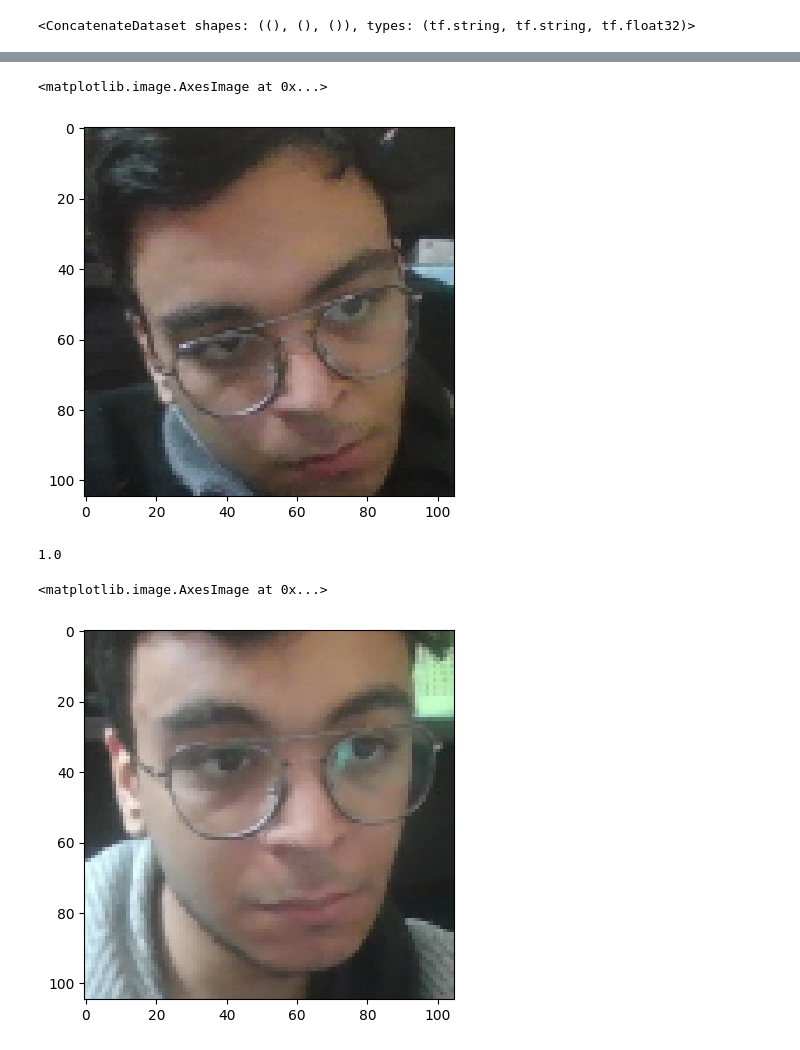
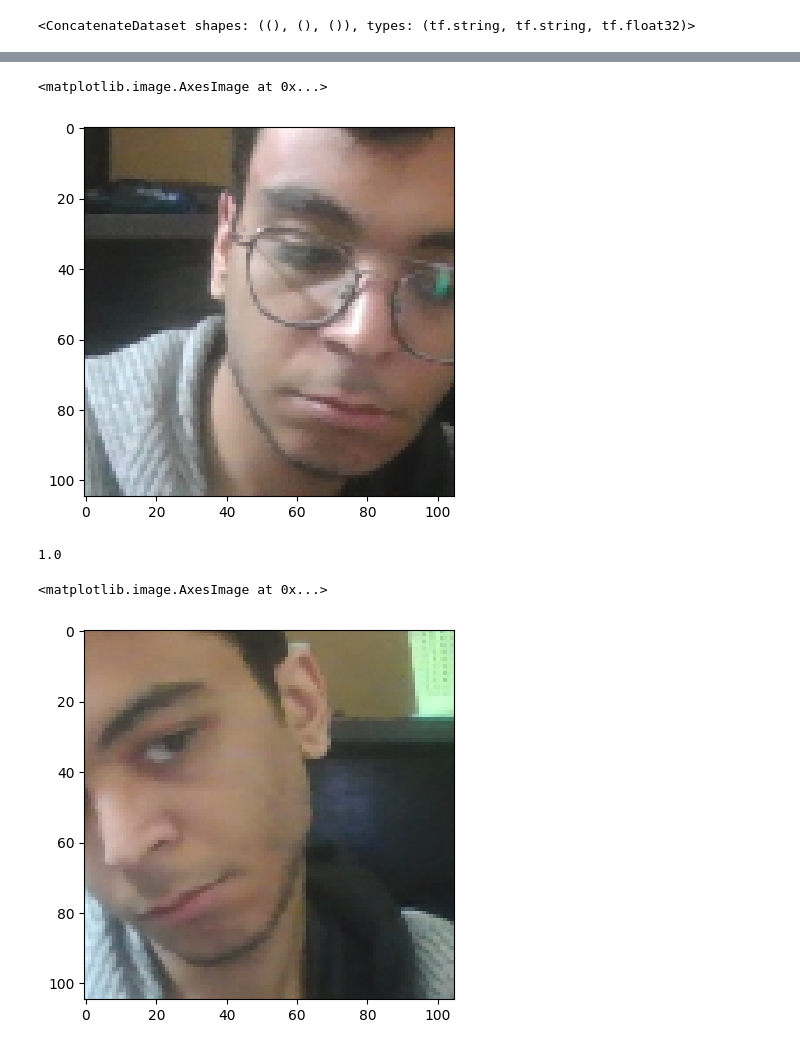
Before and after one commit to Ahmed72-AMSA/STC-Gradution-Project, a Jupyter notebook: Machine Learning/Sokrat_Face_Recognition/Face_Recognition.ipynb, the cells around one changed output, grey strips where cells are left out. Saved outputs shown, nothing was run; the diff lists cells and outputs as text; code cells hidden in the pictures.

```diff
--- a/Machine Learning/Sokrat_Face_Recognition/Face_Recognition.ipynb
+++ b/Machine Learning/Sokrat_Face_Recognition/Face_Recognition.ipynb
@@ -107,10 +107,10 @@ def preprocess_twin(input_img, validation_img, label):
 # %%
 res = preprocess_twin(*exampple)
 # %%
-plt.imshow(res[1])
+plt.imshow(res[0])
 # %% [output]
 <matplotlib.image.AxesImage at 0x...>
-[figure, old version]
+[figure, new version]
 # %%
 res[2]
 # %% [output]
@@ -123,10 +123,10 @@ data = data.shuffle(buffer_size=1024)
 samples = data.as_numpy_iterator()
 samp = samples.next()
 # %%
-plt.imshow(samp[0])
+plt.imshow(samp[1])
 # %% [output]
 <matplotlib.image.AxesImage at 0x...>
-[figure, old version]
+[figure, new version]
 # %%
 samp[2]
 # %% [output]
```
Also changed, not shown: parts of 7 cells of this notebook.
